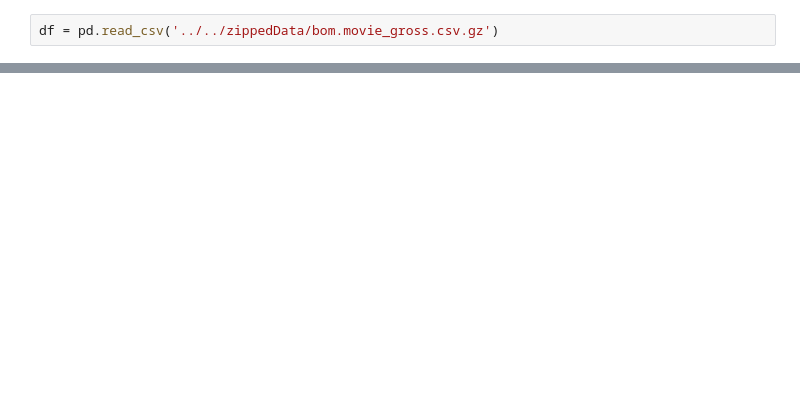
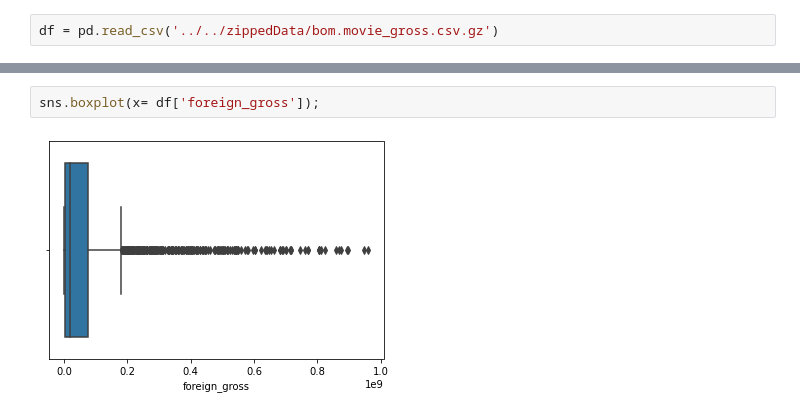
Before and after one commit to Sstrouderr/Capstone-repo, a Jupyter notebook: Notebooks/Alameen/Book1.ipynb, the cells around one changed output, grey strips where cells are left out. Saved outputs shown, nothing was run; the diff lists cells and outputs as text; blank space fills up the shorter version.

```diff
--- a/Notebooks/Alameen/Book1.ipynb
+++ b/Notebooks/Alameen/Book1.ipynb
@@ -20,0 +101,4 @@ x = np.array(df['studio'])
+# %%
+sns.boxplot(x= df['foreign_gross']);
+# %% [output]
+[figure, added]
```
Also changed, not shown: parts of 21 cells of this notebook.
